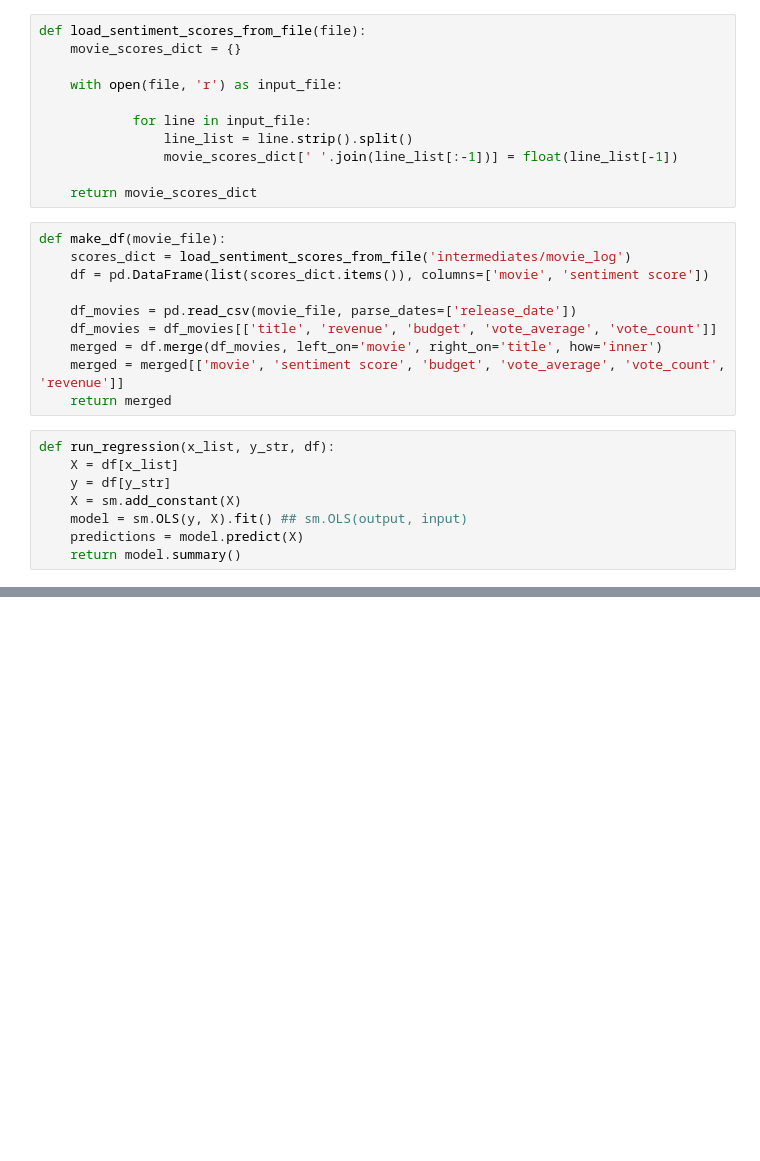
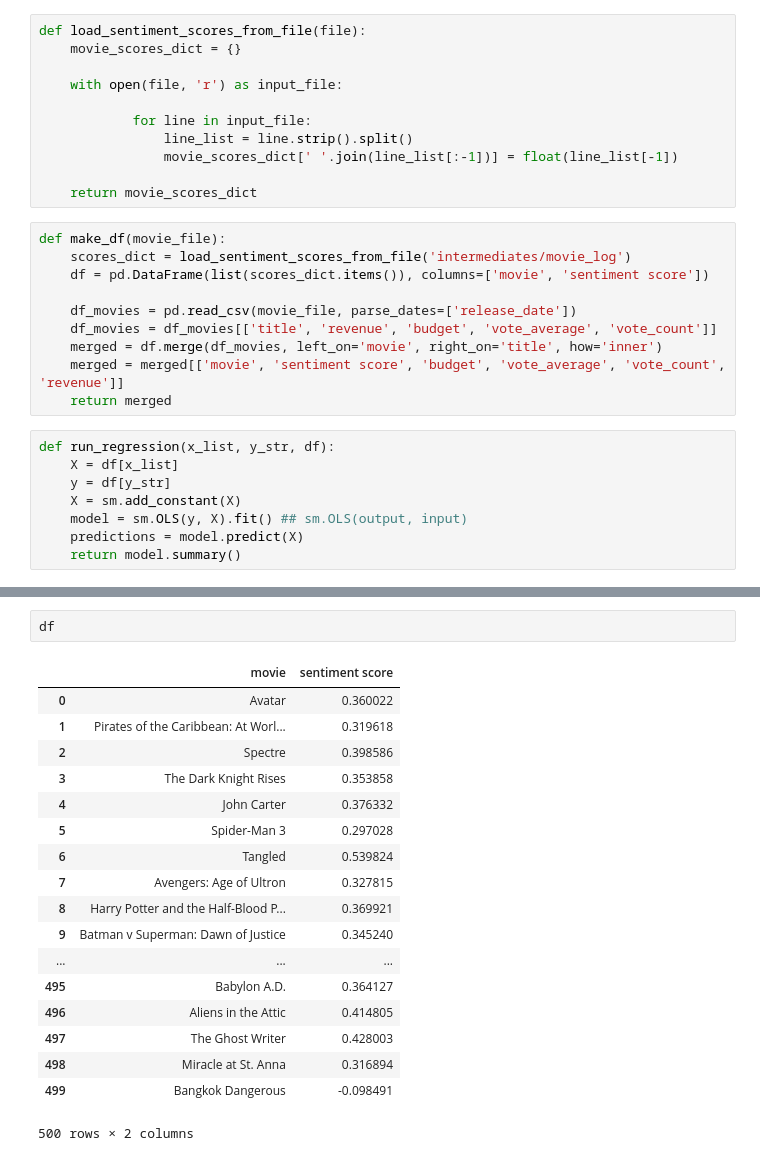
Before and after one commit to j-lei/375, a Jupyter notebook: Regression.ipynb, the cells around one changed output, grey strips where cells are left out. Saved outputs shown, nothing was run; the diff lists cells and outputs as text; blank space fills up the shorter version.

```diff
--- a/Regression.ipynb
+++ b/Regression.ipynb
@@ -65,0 +76,21 @@ strong multicollinearity or other numerical problems.
+# %%
+df
+# %% [output]
+|  | movie | sentiment score |
+| 0 | Avatar | 0.360022 |
+| 1 | Pirates of the Caribbean: At Worl... | 0.319618 |
+| 2 | Spectre | 0.398586 |
+| 3 | The Dark Knight Rises | 0.353858 |
+| 4 | John Carter | 0.376332 |
+| 5 | Spider-Man 3 | 0.297028 |
+| 6 | Tangled | 0.539824 |
+| 7 | Avengers: Age of Ultron | 0.327815 |
+| 8 | Harry Potter and the Half-Blood P... | 0.369921 |
+| 9 | Batman v Superman: Dawn of Justice | 0.345240 |
+| ... | ... | ... |
+| 495 | Babylon A.D. | 0.364127 |
+| 496 | Aliens in the Attic | 0.414805 |
+| 497 | The Ghost Writer | 0.428003 |
+| 498 | Miracle at St. Anna | 0.316894 |
+| 499 | Bangkok Dangerous | -0.098491 |
+500 rows × 2 columns
```
Also changed, not shown: parts of 8 cells of this notebook, 1 other file.
